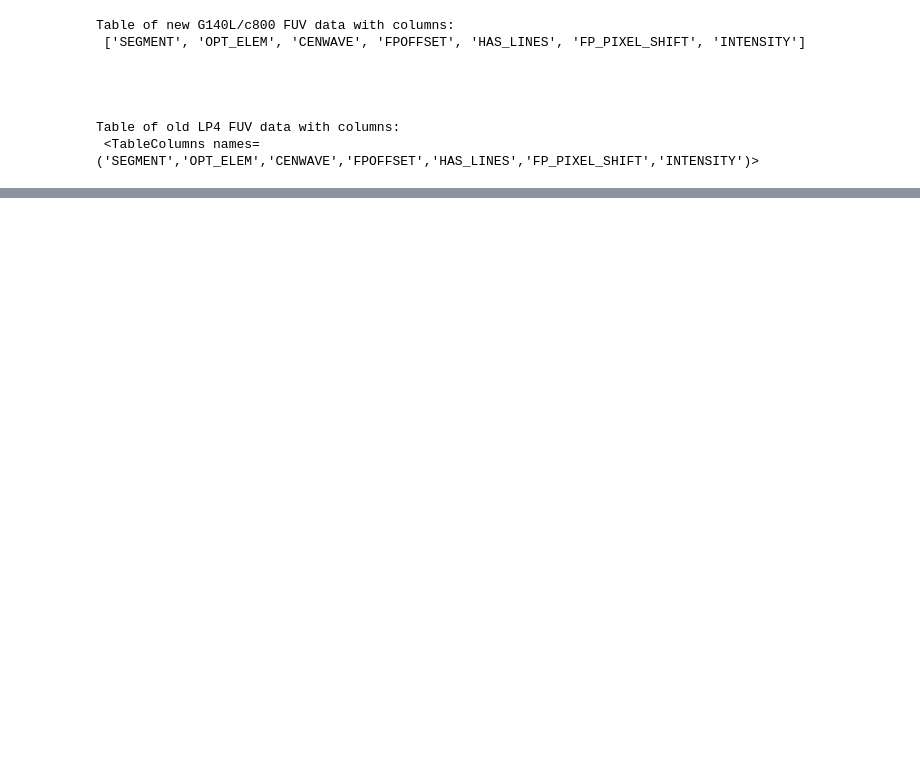
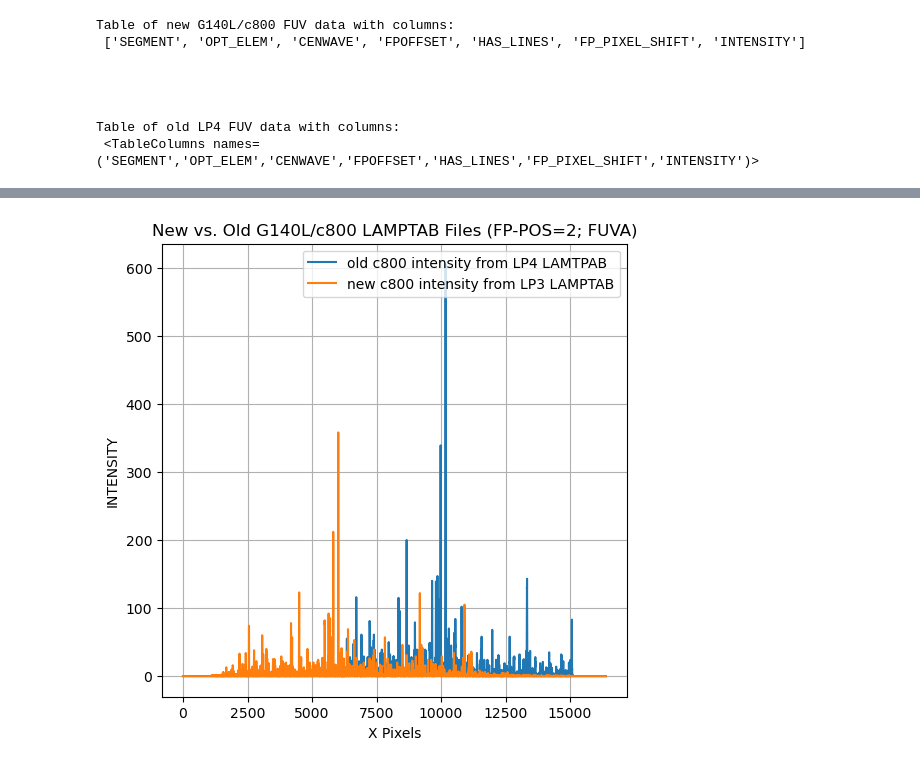
Before and after one commit to alechirschauer/COS-LP5-Lamp-Tabs, a Jupyter notebook: COS_LP5_LP3_LAMPTABs_testing_12July2021.ipynb, the cells around one changed output, grey strips where cells are left out. Cells and saved outputs as stored; diff of their text form; code cells hidden in the pictures; blank space fills up the shorter version.

```diff
--- a/COS_LP5_LP3_LAMPTABs_testing_12July2021.ipynb
+++ b/COS_LP5_LP3_LAMPTABs_testing_12July2021.ipynb
@@ -225,0 +240,44 @@ plt.close()
+# %%
+# 8
+
+# Great!
+#
+# I have the G140l/c800 comparison of intensities between
+# the old _lamp.fits file at LP4 and the new _lamp.fits
+# file at LP3.
+#
+# These are both at FP-POS=1 (changed from FP-POS=3) so arguably
+# I could do similar comparisons as the above for the other
+# three FP-POS settings, though I wouldn't expect it to change.
+#
+# May as well do it to be comprehensive, then afterward I can
+# move on to the G130M cenwaves (1291, 1300, 1309, 1318, and 1327),
+# keeping in mind that they have both Segments A and B.
+#
+# Below, I'll do a new Cell for each of the three plots.
+
+selnew = np.where((fuv_G140Lc800_data['CENWAVE'] == 800) &
+               (fuv_G140Lc800_data['SEGMENT'] == 'FUVA') &
+               (fuv_G140Lc800_data['FPOFFSET'] == -1))
+
+selold = np.where((fuv_lampdataLP4_old['CENWAVE'] == 800) &
+               (fuv_lampdataLP4_old['SEGMENT'] == 'FUVA') &
+               (fuv_lampdataLP4_old['FPOFFSET'] == -1))
+
+new_intensity = fuv_G140Lc800_data[selnew[0][0]]["INTENSITY"]
+old_intensity = fuv_lampdataLP4_old[selold[0][0]]["INTENSITY"]
+
+fig1, ax = plt.subplots(1,1,figsize=(6,6), dpi=100)
+ax.plot(old_intensity, label="old c800 intensity from LP4 LAMTPAB")
+ax.plot(new_intensity, label="new c800 intensity from LP3 LAMPTAB")
+
+ax.set_title("New vs. Old G140L/c800 LAMPTAB Files (FP-POS=2; FUVA)")
+ax.set_xlabel("X Pixels")
+ax.set_ylabel("INTENSITY")
+
+plt.legend()
+plt.grid(True)
+plt.show()
+plt.close()
+# %% [output]
+[figure, added]
```
Also changed, not shown: parts of 16 cells of this notebook.
